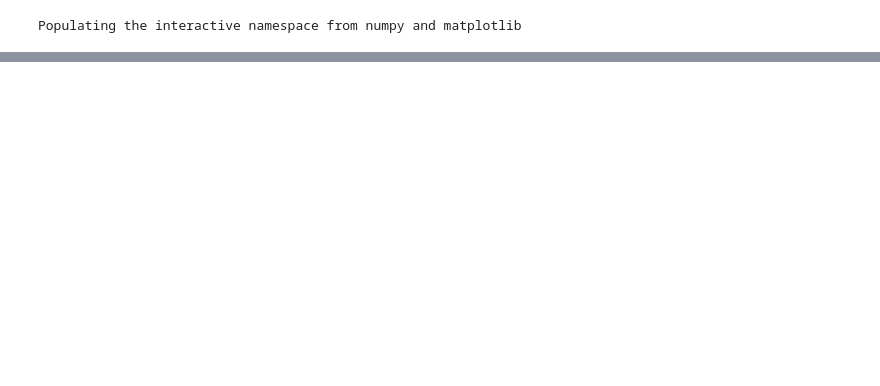
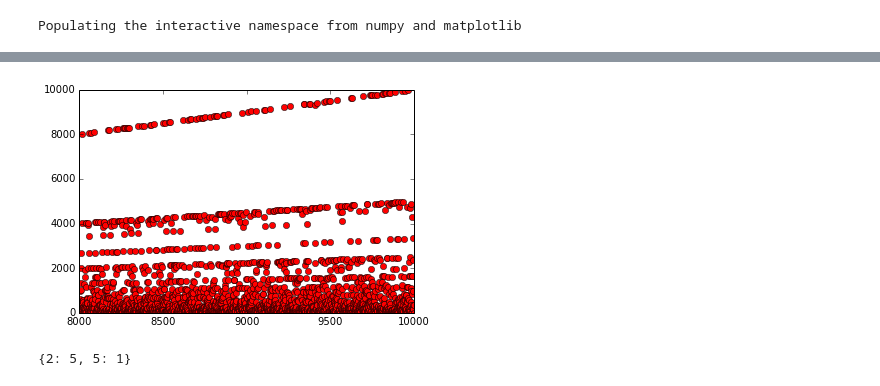
Before and after one commit to bokehsensei/reptend, a Jupyter notebook: Full Reptend Primes.ipynb, the cells around one changed output, grey strips where cells are left out. Drawn from its saved outputs; the diff is of its cells as text; code cells hidden in the pictures; blank space fills up the shorter version.

```diff
--- a/Full Reptend Primes.ipynb
+++ b/Full Reptend Primes.ipynb
@@ -21,0 +28,13 @@ plt.show()
+# %%
+periodogram = dict()
+for n in range(1, 10000):
+    _, dec = run.decimals(1,n)
+    periodogram[n] = len(dec[1])
+
+N = list(periodogram.keys())
+P = list(periodogram.values())
+# %%
+plt.plot( N[8000:], P[8000:], 'ro')
+plt.show()
+# %% [output]
+[figure, added]
@@ -21,0 +43,4 @@ plt.show()
+# %%
+sympy.factorint(160)
+# %% [output]
+{2: 5, 5: 1}
```
Also changed, not shown: parts of 7 cells of this notebook, 1 other file.
